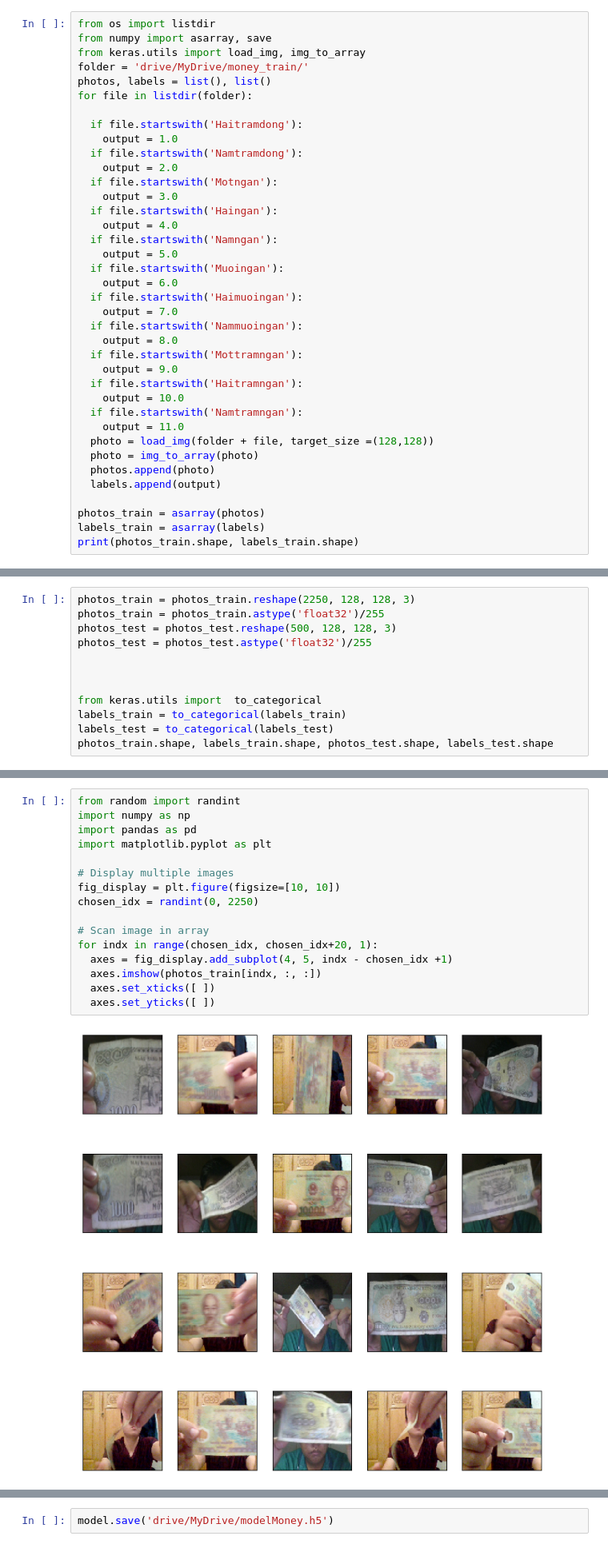
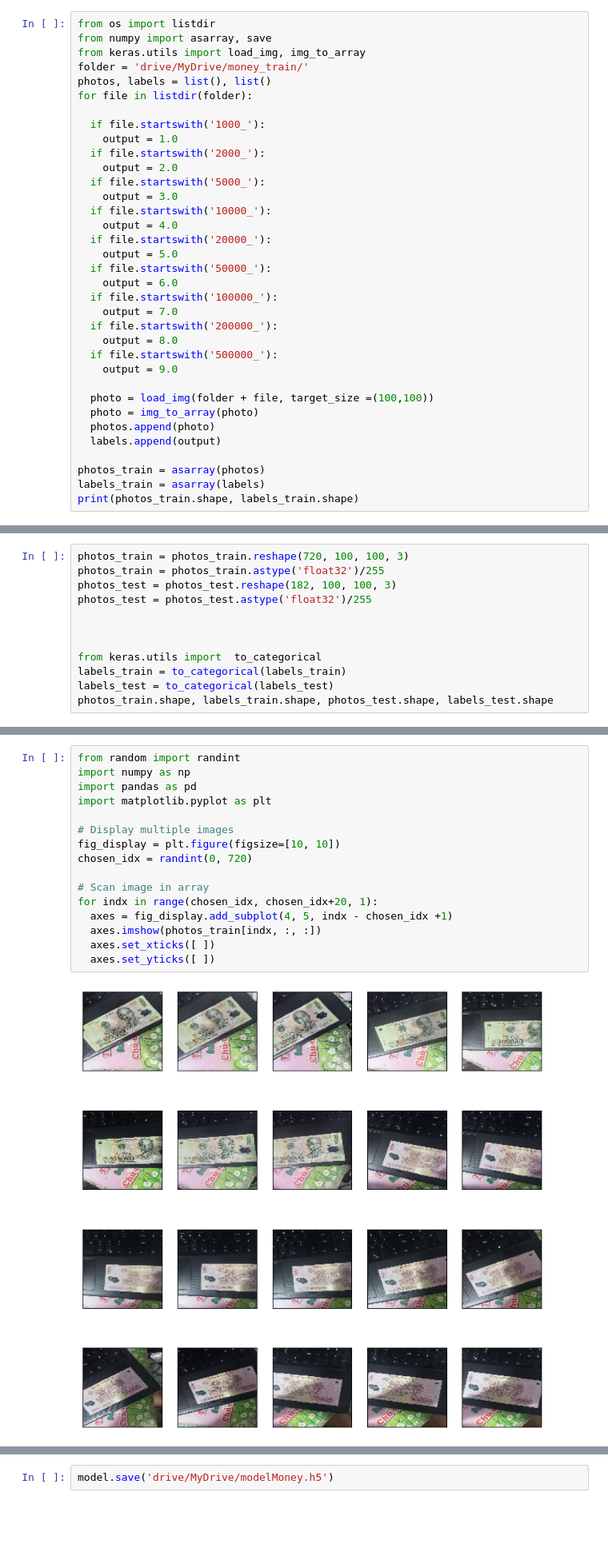
Before and after one commit to NHoangThanh/AI-assignment, a Jupyter notebook: Idenfication_MoneyVietNam.ipynb, the cells around one changed output, grey strips where cells are left out. Shown at 80% size. Drawn from its saved outputs; the diff is of its cells as text; blank space fills up the shorter version.

```diff
--- a/Idenfication_MoneyVietNam.ipynb
+++ b/Idenfication_MoneyVietNam.ipynb
@@ -8,29 +8,26 @@ folder = 'drive/MyDrive/money_train/'
 photos, labels = list(), list()
 for file in listdir(folder):
 
-  if file.startswith('Haitramdong'):
+  if file.startswith('1000_'):
     output = 1.0
-  if file.startswith('Namtramdong'):
+  if file.startswith('2000_'):
     output = 2.0
-  if file.startswith('Motngan'):
+  if file.startswith('5000_'):
     output = 3.0
-  if file.startswith('Haingan'):
+  if file.startswith('10000_'):
     output = 4.0
-  if file.startswith('Namngan'):
+  if file.startswith('20000_'):
     output = 5.0
-  if file.startswith('Muoingan'):
+  if file.startswith('50000_'):
     output = 6.0
-  if file.startswith('Haimuoingan'):
+  if file.startswith('100000_'):
     output = 7.0
-  if file.startswith('Nammuoingan'):
+  if file.startswith('200000_'):
     output = 8.0
-  if file.startswith('Mottramngan'):
+  if file.startswith('500000_'):
     output = 9.0
-  if file.startswith('Haitramngan'):
-    output = 10.0
-  if file.startswith('Namtramngan'):
-    output = 11.0
-  photo = load_img(folder + file, target_size =(128,128))
+
+  photo = load_img(folder + file, target_size =(100,100))
   photo = img_to_array(photo)
   photos.append(photo)
   labels.append(output)
@@ -80,7 +74,7 @@ print(photos_test.shape, labels_test.shape)
 # %%
-photos_train = photos_train.reshape(2250, 128, 128, 3)
+photos_train = photos_train.reshape(720, 100, 100, 3)
 photos_train = photos_train.astype('float32')/255
-photos_test = photos_test.reshape(500, 128, 128, 3)
+photos_test = photos_test.reshape(182, 100, 100, 3)
 photos_test = photos_test.astype('float32')/255
 
 
@@ -117,21 +109,21 @@ for instances in fine_labels:
 # %%
 from random import randint
 import numpy as np
 import pandas as pd
 import matplotlib.pyplot as plt
 
 # Display multiple images
 fig_display = plt.figure(figsize=[10, 10])
-chosen_idx = randint(0, 2250)
+chosen_idx = randint(0, 720)
 
 # Scan image in array
 for indx in range(chosen_idx, chosen_idx+20, 1):
   axes = fig_display.add_subplot(4, 5, indx - chosen_idx +1)
   axes.imshow(photos_train[indx, :, :])
   axes.set_xticks([ ])
   axes.set_yticks([ ])
 # %% [output]
-[figure, old version]
+[figure, new version]
 # %%
 from keras.models import Sequential, Model
 from keras import Input, Model
```
Also changed, not shown: parts of 8 cells of this notebook.
